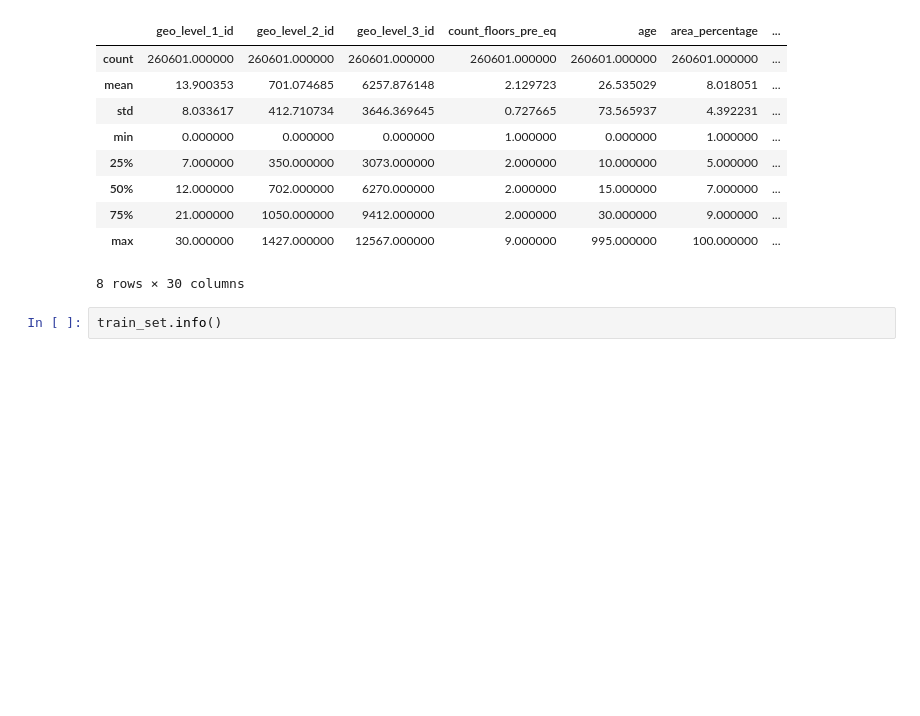
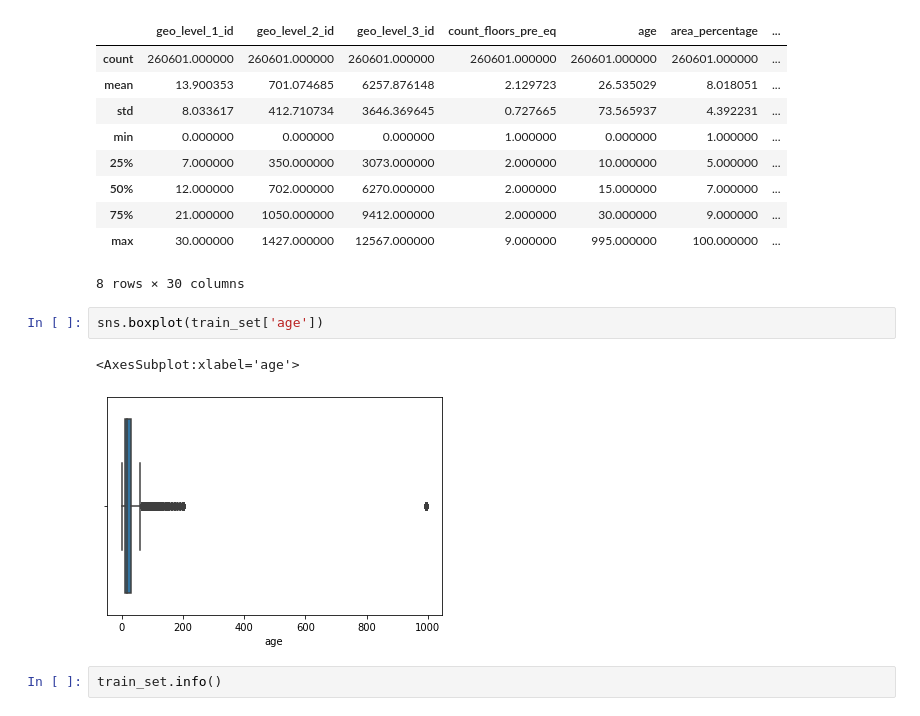
Before and after one commit to sworley1/AdvML-TermProject, a Jupyter notebook: MIS382 Project - DXZ.ipynb, the cells around one changed output. Saved outputs shown, nothing was run; the diff lists cells and outputs as text; blank space fills up the shorter version.

```diff
--- a/MIS382 Project - DXZ.ipynb
+++ b/MIS382 Project - DXZ.ipynb
@@ -49,6 +85,11 @@ train_set.describe()
 | 75% | 21.000000 | 1050.000000 | 9412.000000 | 2.000000 | 30.000000 | 9.000000 | ... |
 | max | 30.000000 | 1427.000000 | 12567.000000 | 9.000000 | 995.000000 | 100.000000 | ... |
 8 rows × 30 columns
+# %%
+sns.boxplot(train_set['age'])
+# %% [output]
+<AxesSubplot:xlabel='age'>
+[figure, added]
 # %%
 train_set.info()
 # %% [output]
```
Also changed, not shown: parts of 33 cells of this notebook.
